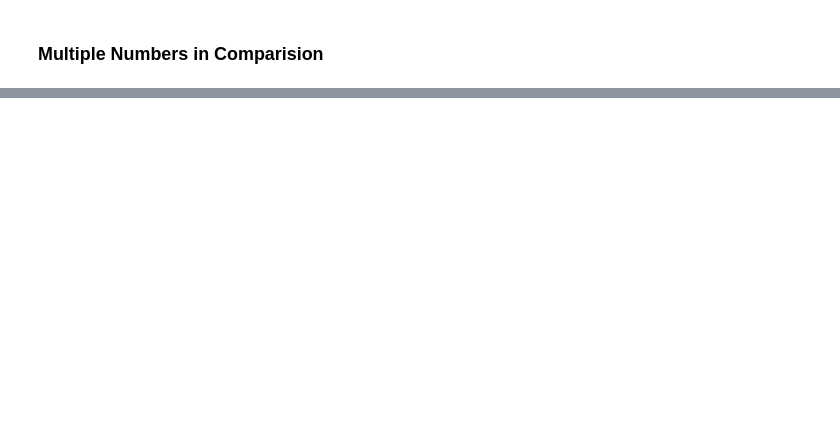
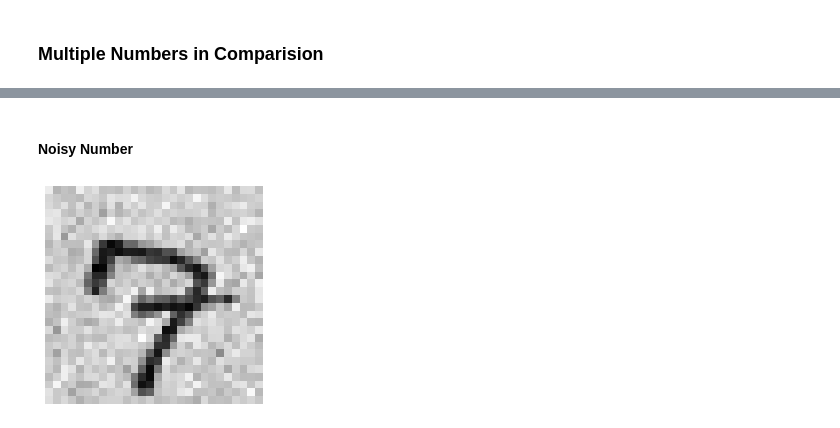
Before and after one commit to IIIskiplikIII/autoencoding-mnist, a Jupyter notebook: autoencoding-mnist.ipynb, the cells around one changed output, grey strips where cells are left out. Cells and saved outputs as stored; diff of their text form; code cells hidden in the pictures; blank space fills up the shorter version.

```diff
--- a/autoencoding-mnist.ipynb
+++ b/autoencoding-mnist.ipynb
@@ -139,4 +139,8 @@ print(f'"X_test" shape: {X_test.shape}')
 def reshape_images(df_images):
     df_images_resh = df_images.values.reshape(df_images.shape[0], 28, 28)
     return df_images_resh
+
+def reshape_conv_images(df_images):
+    df_images_conv_resh = df_images.values.reshape(df_images.shape[0], 28, 28, 1)
+    return df_images_conv_resh
 # %%
@@ -347,0 +477,4 @@ show_reconstructions(dropout_ae, noisy_images)
+# %%
+new_images_conv = X_test[5:10]
+new_images_conv = reshape_conv_images(new_images_conv)
+noisy_images_conv = new_images_conv + np.random.randn(5, 28, 28, 1) *0.1
@@ -347,0 +487,3 @@ show_reconstructions(dropout_ae, noisy_images)
+# %%
+idx_testnumber = 0      # Index of test number for the next plottings
+plot_image(new_images_conv[idx_testnumber])
@@ -347,0 +492,6 @@ show_reconstructions(dropout_ae, noisy_images)
+# %% [markdown]
+#### Noisy Number
+# %%
+plot_image(noisy_images_conv[idx_testnumber])
+# %% [output]
+[figure, added]
```
Also changed, not shown: parts of 40 cells of this notebook.
